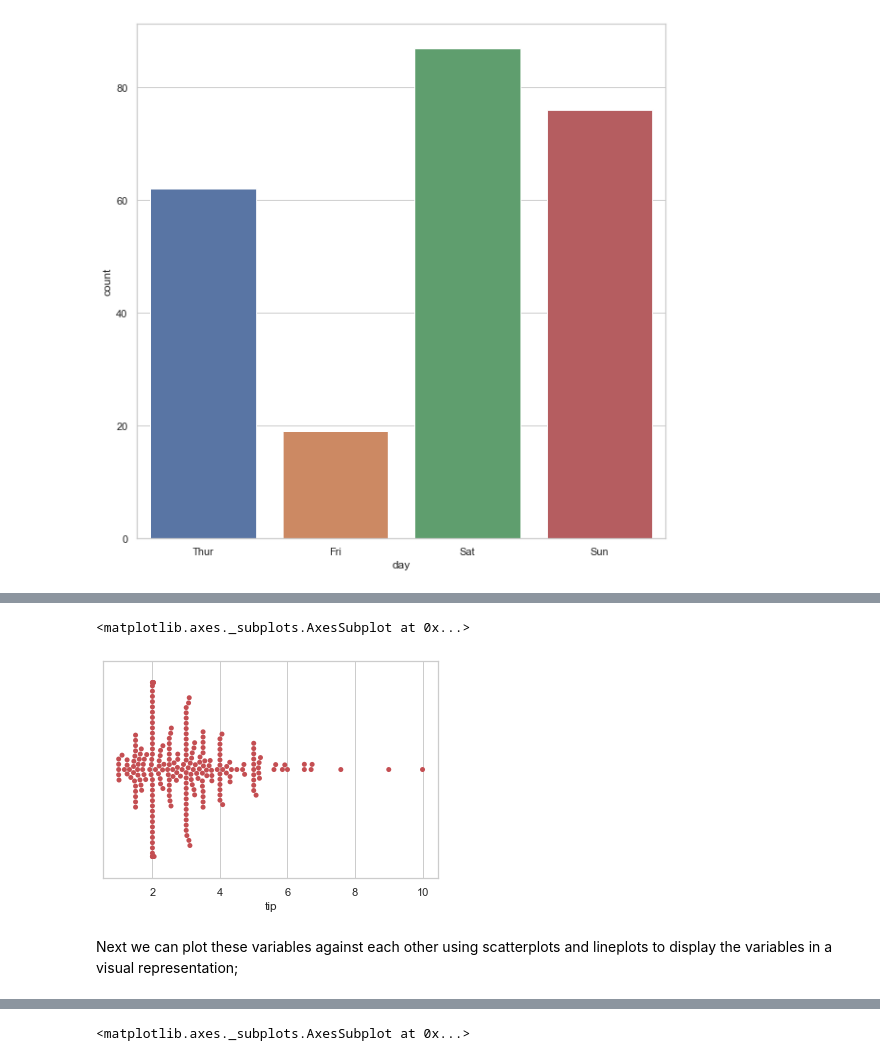
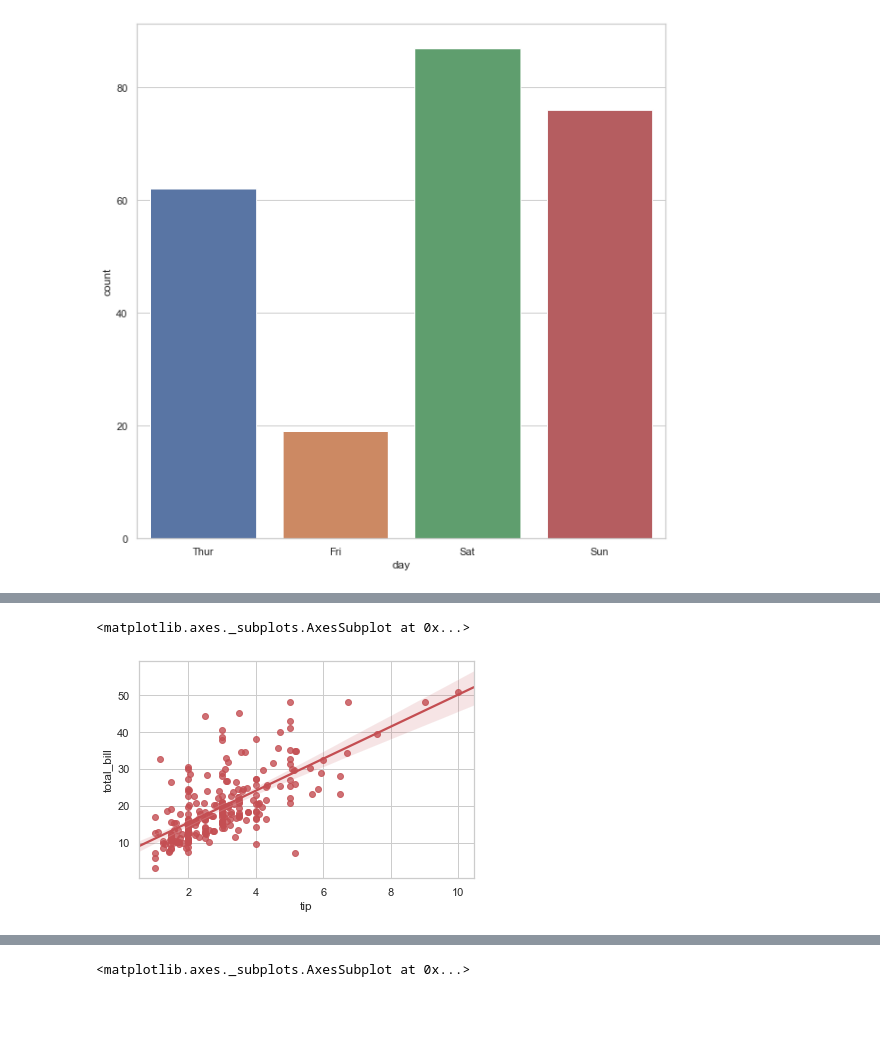
Before and after one commit to garycunningham89/fundamentalsdataanalysis, a Jupyter notebook: Fundamentals of Data Analysis.ipynb, the cells around one changed output, grey strips where cells are left out. Cells and saved outputs as stored; diff of their text form; code cells hidden in the pictures; blank space fills up the shorter version.

Commit message:
Regression Analysis

```diff
--- a/Fundamentals of Data Analysis.ipynb
+++ b/Fundamentals of Data Analysis.ipynb
@@ -63,3 +62,8 @@ from scipy import stats
+# %%
+#allow inline interactive matplotlib plots
+%matplotlib inline
+#setting style of graphs in seaborn
+sns.set(style="whitegrid")
 # %% [markdown]
 Nextly, to import the dataset we can use either pandas read_csv file and import from the URL as shown below:
 
@@ -355,8 +377,6 @@ sns.swarmplot(x = "total_bill", data=tips, color= 'y')
 # %%
-#swarm plot showing the tip column in the tips dataset in red color
-sns.swarmplot(x = "tip", data=tips, color = 'r')
+#using Seaborns regplot to show tip and total bill columns linear regression in tips dataset
+sns.regplot(x="tip", y="total_bill", data=tips, color = "r")
 # %% [output]
 <matplotlib.axes._subplots.AxesSubplot at 0x...>
-[figure, old version]
+[figure, new version]
-# %% [markdown]
-Next we can plot these variables against each other using scatterplots and lineplots to display the variables in a visual representation;
```
Also changed, not shown: parts of 50 cells of this notebook, 1 other file.
